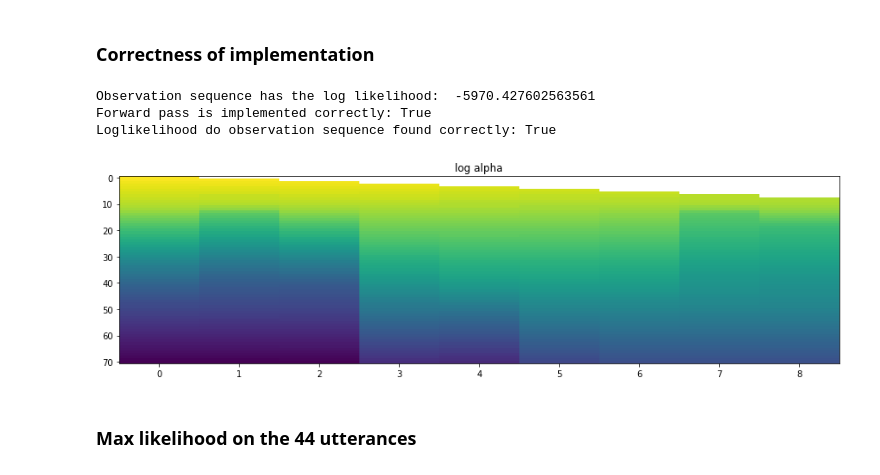
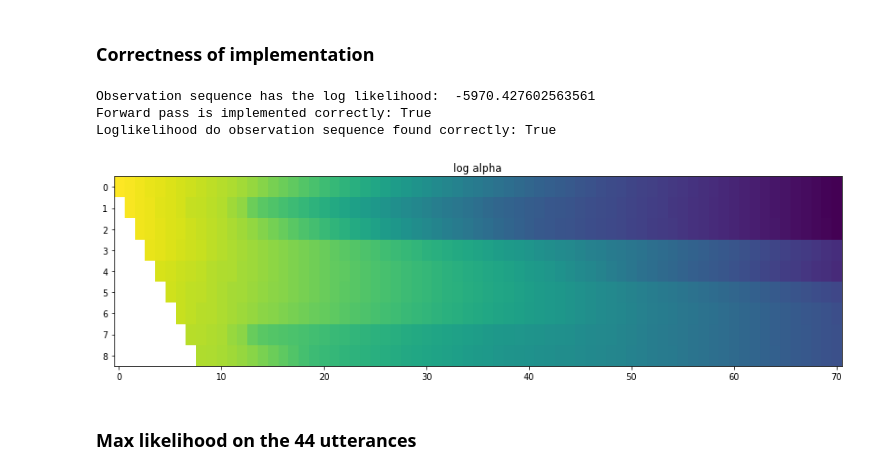
Before and after one commit to jotix16/Speech-and-Speaker-Recognition, a Jupyter notebook: Lab2/Lab2.ipynb, the cells around one changed output. Cells and saved outputs as stored; diff of their text form; code cells hidden in the pictures.

```diff
--- a/Lab2/Lab2.ipynb
+++ b/Lab2/Lab2.ipynb
@@ -103,7 +103,8 @@ for uterance in isolated:
 ## Observation log likelihood of an utterance
 Observation log likelihood is the likelihood of each frame of the recorded utterance for every gaussian model of each possible state of the considered HMM model.
 # %%
-obsloglik = log_multivariate_normal_density_diag(example['lmfcc'], wordHMMs['o']['means'], wordHMMs['o']['covars'])
+obsloglik = log_multivariate_normal_density_diag(
+    example['lmfcc'], wordHMMs['o']['means'], wordHMMs['o']['covars'])
 # %%
 from matplotlib import pyplot as plt
 
@@ -169,24 +170,24 @@ def forward(log_emlik, log_startprob, log_transmat, obs_log_ll = False ):
 # %%
 import warnings
 warnings.filterwarnings('ignore')
 
 log_startprob = np.log(wordHMMs['o']['startprob'])
 log_transmat = np.log(wordHMMs['o']['transmat'])
 
 logalpha,obs_seq_log_likelihood = forward(obsloglik, log_startprob, log_transmat,True)
 # obs_seq_log_likelihood = np.log(np.sum(np.exp(logalpha[-1,:],dtype =np.float128)))
 
 print("Observation sequence has the log likelihood: ", obs_seq_log_likelihood)
 print("Forward pass is implemented correctly:",np.allclose(logalpha_ex, logalpha))
 print("Loglikelihood do observation sequence found correctly:",np.allclose(loglik_ex, obs_seq_log_likelihood))
-plt.imshow(logalpha, interpolation='nearest', aspect='auto')
+plt.imshow(logalpha.T, interpolation='nearest', aspect='auto')
 plt.title("log alpha")
 plt.show()
 # %% [output]
 Observation sequence has the log likelihood:  -5970.427602563561
 Forward pass is implemented correctly: True
 Loglikelihood do observation sequence found correctly: True
-[figure, old version]
+[figure, new version]
 # %% [markdown]
 ### Max likelihood on the 44 utterances
 # %%
```
Also changed, not shown: parts of 3 cells of this notebook, 1 other file.
